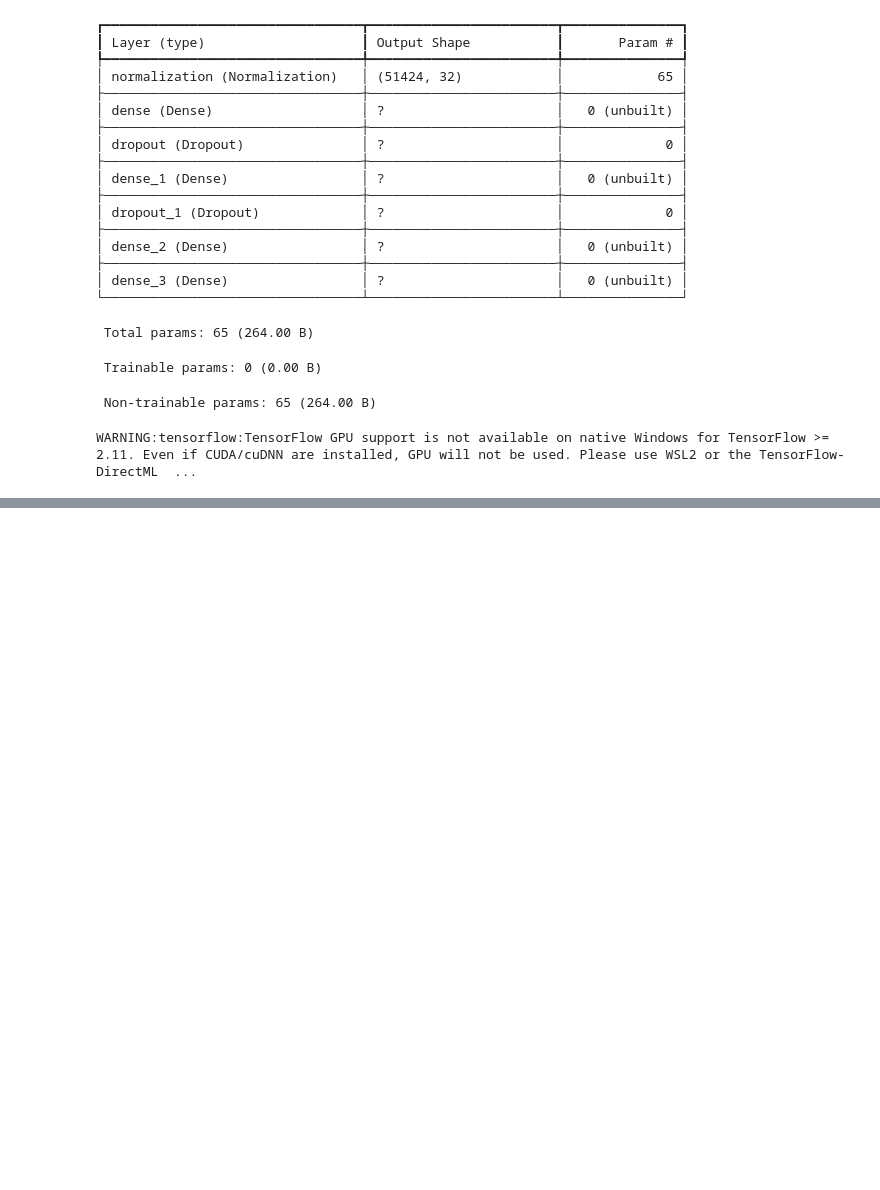
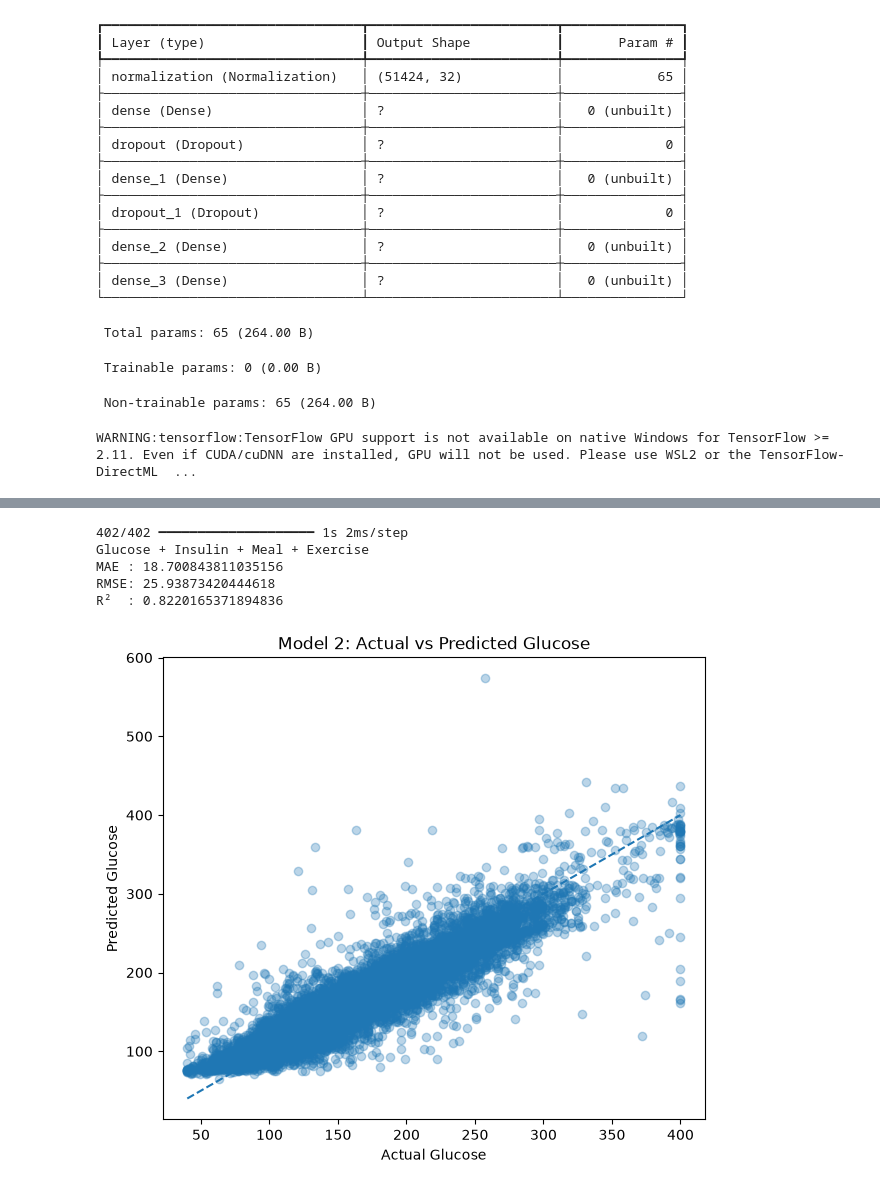
Before and after one commit to Mohan0102/Dia-Decision-AI, a Jupyter notebook: notebooks/Model_Bulding.ipynb, the cells around one changed output, grey strips where cells are left out. Drawn from its saved outputs; the diff is of its cells as text; code cells hidden in the pictures; blank space fills up the shorter version.

```diff
--- a/notebooks/Model_Bulding.ipynb
+++ b/notebooks/Model_Bulding.ipynb
@@ -310,0 +717,11 @@ NameError: name 'mean_absolute_error' is not defined
+# %%
+gi_medians = Xgi_train.median()
+
+Xgi_train = Xgi_train.fillna(gi_medians)
+Xgi_test = Xgi_test.fillna(gi_medians)
+# %%
+Xgi_train_np = Xgi_train.astype("float32").values
+Xgi_test_np = Xgi_test.astype("float32").values
+
+ygi_train_np = ygi_train.astype("float32").values
+ygi_test_np = ygi_test.astype("float32").values
@@ -310,0 +785,11 @@ NameError: name 'mean_absolute_error' is not defined
+# %%
+ygi_pred = model_gi.predict(Xgi_test_np).flatten()
+
+mae_gi = mean_absolute_error(ygi_test_np, ygi_pred)
+rmse_gi = np.sqrt(mean_squared_error(ygi_test_np, ygi_pred))
+r2_gi = r2_score(ygi_test_np, ygi_pred)
+
+print("Glucose + Insulin")
+print("MAE :", mae_gi)
+print("RMSE:", rmse_gi)
+print("R²  :", r2_gi)
@@ -310,0 +1246,54 @@ NameError: name 'mean_absolute_error' is not defined
+# %%
+ygime_pred = model_gime.predict(Xgime_test_np).flatten()
+
+mae_gime = mean_absolute_error(
+    ygime_test_np,
+    ygime_pred
+)
+
+rmse_gime = np.sqrt(
+    mean_squared_error(
+        ygime_test_np,
+        ygime_pred
+    )
+)
+
+r2_gime = r2_score(
+    ygime_test_np,
+    ygime_pred
+)
+
+print("Glucose + Insulin + Meal + Exercise")
+print("MAE :", mae_gime)
+print("RMSE:", rmse_gime)
+print("R²  :", r2_gime)
+# %% [output]
+402/402 ━━━━━━━━━━━━━━━━━━━━ 1s 2ms/step
+Glucose + Insulin + Meal + Exercise
+MAE : 18.700843811035156
+RMSE: 25.93873420444618
+R²  : 0.8220165371894836
+# %%
+import matplotlib.pyplot as plt
+
+plt.figure(figsize=(7, 6))
+
+plt.scatter(
+    ygi_test_np,
+    ygi_pred,
+    alpha=0.3
+)
+
+plt.plot(
+    [ygi_test_np.min(), ygi_test_np.max()],
+    [ygi_test_np.min(), ygi_test_np.max()],
+    linestyle="--"
+)
+
+plt.xlabel("Actual Glucose")
+plt.ylabel("Predicted Glucose")
+plt.title("Model 2: Actual vs Predicted Glucose")
+
+plt.show()
+# %% [output]
+[figure, added]
```
Also changed, not shown: parts of 50 cells of this notebook.
